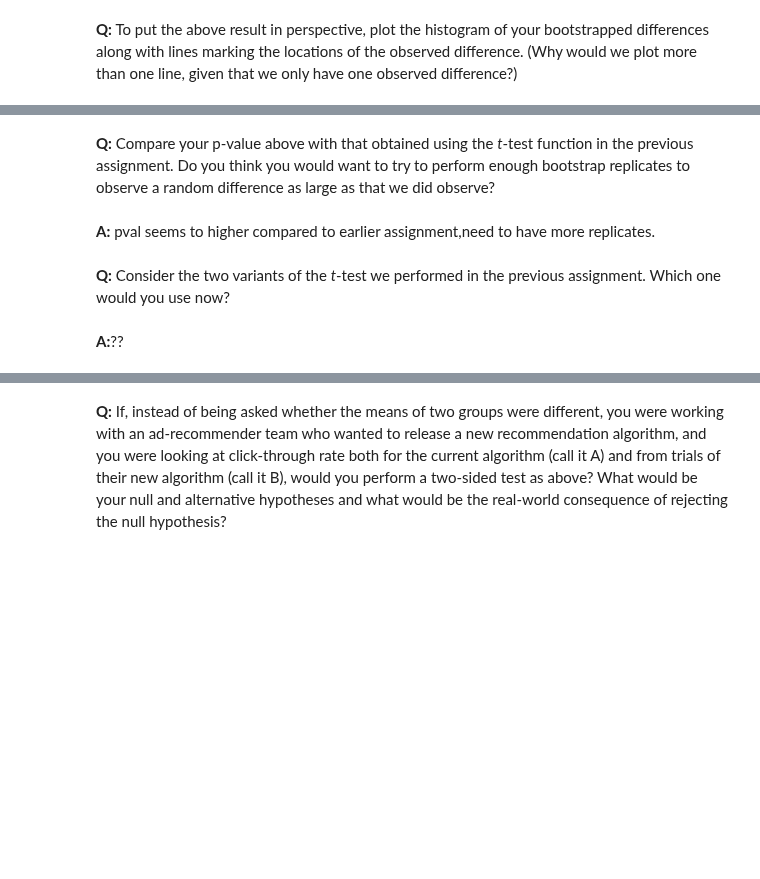
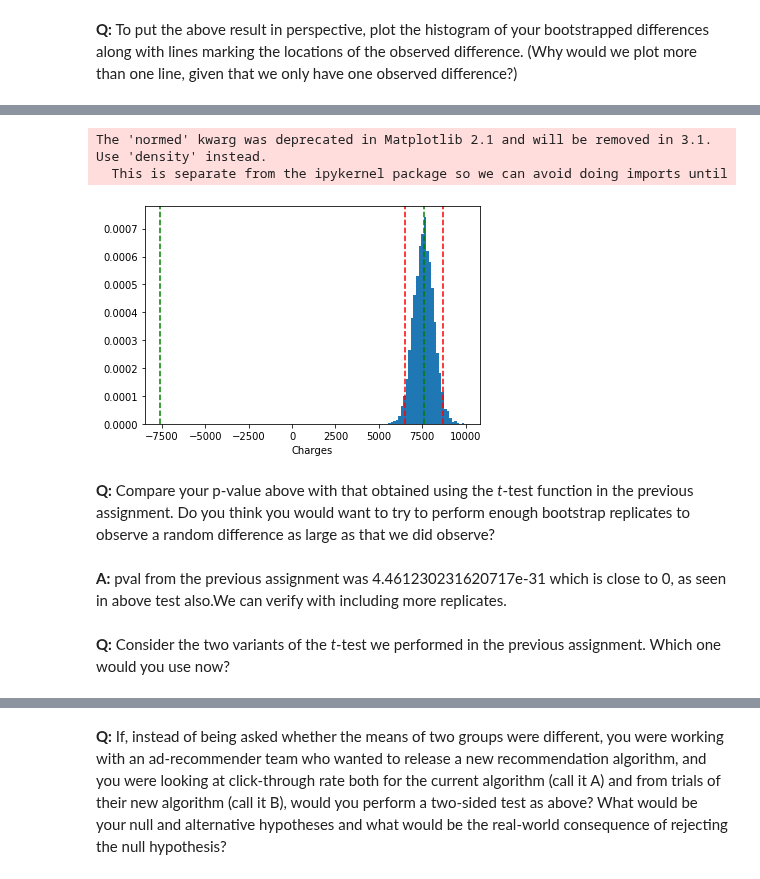
Before and after one commit to Anandpatil412/DSC, a Jupyter notebook: Miniproject_Bootstrap_Inference/inferential_statistics_2-Q.ipynb, the cells around one changed output, grey strips where cells are left out. Drawn from its saved outputs; the diff is of its cells as text; code cells hidden in the pictures; blank space fills up the shorter version.

```diff
--- a/Miniproject_Bootstrap_Inference/inferential_statistics_2-Q.ipynb
+++ b/Miniproject_Bootstrap_Inference/inferential_statistics_2-Q.ipynb
@@ -136,8 +173,34 @@ _ = plt.plot(x,y)
+# %%
+def draw_diff_mean(data1,data2):
+    return (np.mean(data1) - np.mean(data2))
+# %%
+mean_diff_replicates = np.empty(N_rep)
+
+for i in range(N_rep):
+    resampled_insured = np.random.choice(insured_med_charges.charges, size = len(insured_med_charges.charges))
+    resampled_non_insured = np.random.choice(non_insured_med_charges.charges, size = len(non_insured_med_charges.charges))
+
+    mean_diff_replicates[i] = draw_diff_mean(resampled_insured,resampled_non_insured)
+# %%
+percentile_boot_difference = np.percentile(mean_diff_replicates, [2.5, 97.5])
+
+_ = plt.hist(mean_diff_replicates, bins=30, normed=True)
+
+_ = plt.axvline(observed_mean_diff, color='g', linestyle='--')
+_ = plt.axvline(-observed_mean_diff, color='g', linestyle='--')
+
+
+_ = plt.axvline(percentile_boot_difference[0], color='red', linestyle='--')
+_ = plt.axvline(percentile_boot_difference[1], color='red', linestyle='--')
+_ = plt.xlabel('Charges')
+plt.show()
+# %% [output]
+The 'normed' kwarg was deprecated in Matplotlib 2.1 and will be removed in 3.1. Use 'density' instead.
+  This is separate from the ipykernel package so we can avoid doing imports until
+[figure, added]
 # %% [markdown]
 __Q:__ Compare your p-value above with that obtained using the _t_-test function in the previous assignment. Do you think you would want to try to perform enough bootstrap replicates to observe a random difference as large as that we did observe?
-# %% [markdown]
-__A:__ pval seems to higher compared to earlier assignment,need to have more replicates.
+# %% [markdown]
+__A:__ pval from the previous assignment was 4.461230231620717e-31 which is close to 0, as seen in above test also.We can verify with including more replicates.
 # %% [markdown]
 __Q:__ Consider the two variants of the _t_-test we performed in the previous assignment. Which one would you use now?
-# %% [markdown]
-__A:__??
```
Also changed, not shown: parts of 16 cells of this notebook.
